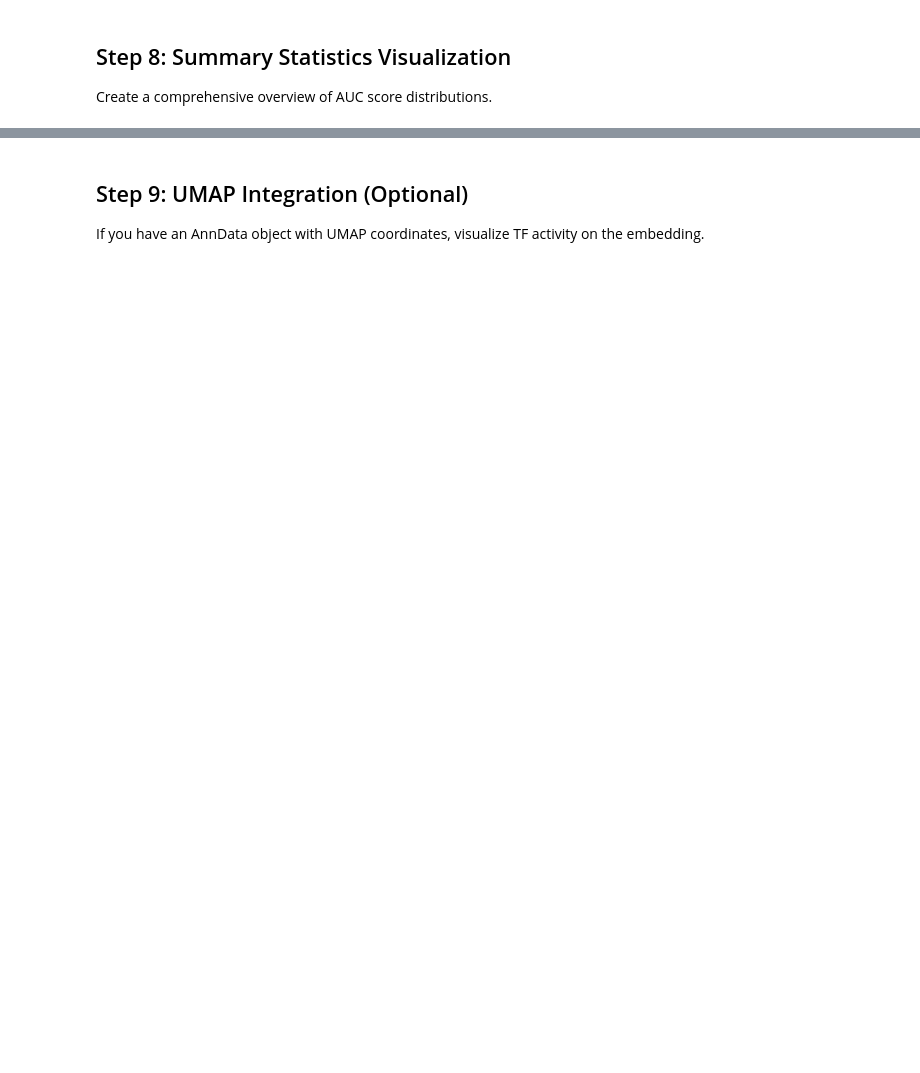
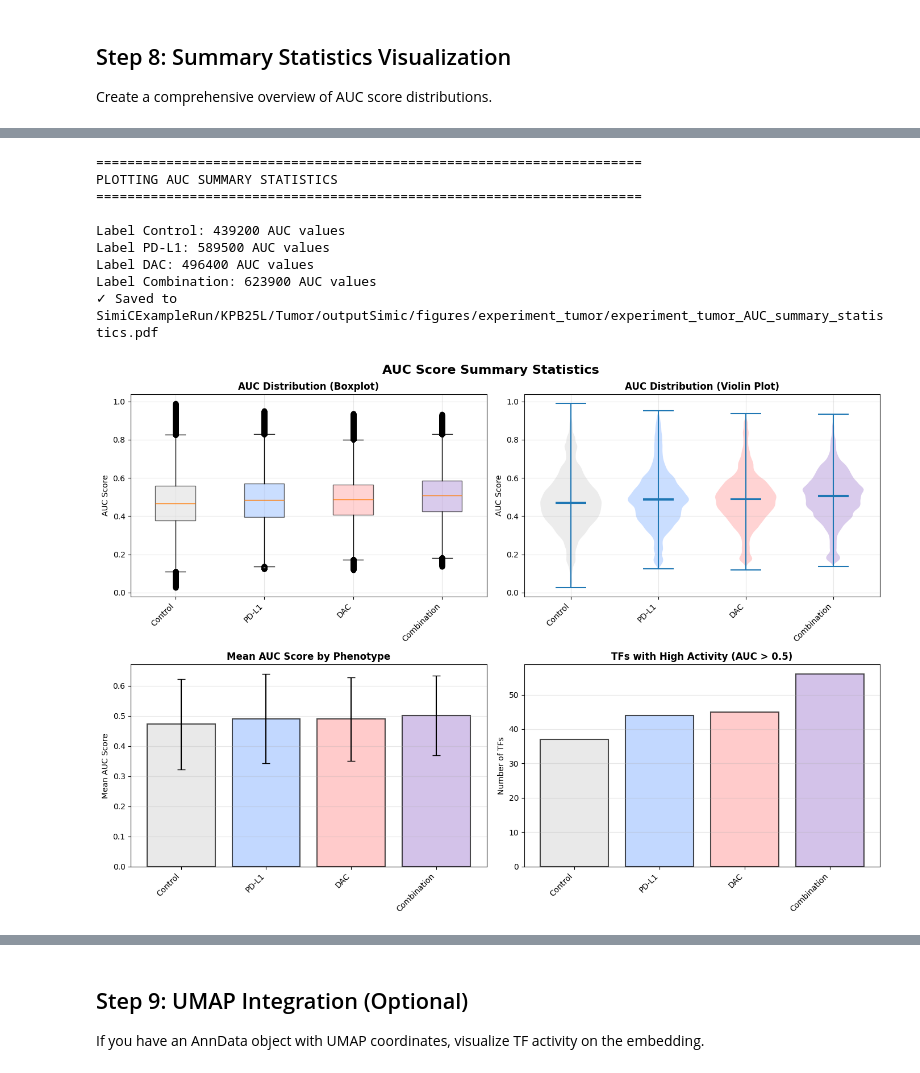
Before and after one commit to ML4BM-Lab/SimiCPipeline, a Jupyter notebook: notebooks/Tutorial_SimiCPipeline_visualization.ipynb, the cells around one changed output, grey strips where cells are left out. Saved outputs shown, nothing was run; the diff lists cells and outputs as text; code cells hidden in the pictures; blank space fills up the shorter version.

```diff
--- a/notebooks/Tutorial_SimiCPipeline_visualization.ipynb
+++ b/notebooks/Tutorial_SimiCPipeline_visualization.ipynb
@@ -371,33 +356,3 @@ print(f"✓ Network visualization for {tf_of_interest} created")
 ## Step 8: Summary Statistics Visualization
 
 Create a comprehensive overview of AUC score distributions.
-# %%
-# Get AUC data for all labels
-auc_filtered = viz.load_results('auc_filtered')
-
-# Create figure with subplots
-fig, axes = plt.subplots(2, 2, figsize=(12, 10))
-fig.suptitle('AUC Score Summary Statistics', fontsize=16, fontweight='bold')
-
-colors = ['steelblue', 'orange', 'green', 'purple']
-labels = [0, 1, 2, 3]
-label_names = ['Control', 'PD-L1', 'DAC', 'Combination']
-
-# 1. Box plot of AUC distributions
-ax1 = axes[0, 0]
-auc_data_list = []
-for label in labels:
-    auc_subset = viz.subset_label_specific_auc('auc_filtered', label)
-    auc_values = auc_subset.values.flatten()
-    auc_values = auc_values[~np.isnan(auc_values)]
-    auc_data_list.append(auc_values)
-
-bp = ax1.boxplot(auc_data_list, labels=label_names, patch_artist=True)
-for patch, color in zip(bp['boxes'], colors):
-    patch.set_facecolor(color)
-    patch.set_alpha(0.6)
-ax1.set_ylabel('AUC Score', fontsize=10)
-ax1.set_title('AUC Distribution by Phenotype', fontsize=12)
-ax1.grid(alpha=0.3)
-
-# ...existing visualization code for remaining subplots...
@@ -454,0 +359,13 @@ print("✓ Summary statistics visualization created")
+# %%
+viz.plot_auc_summary_statistics(labels=[0, 1, 2, 3], save=True)
+# %% [output]
+======================================================================
+PLOTTING AUC SUMMARY STATISTICS
+======================================================================
+
+Label Control: 439200 AUC values
+Label PD-L1: 589500 AUC values
+Label DAC: 496400 AUC values
+Label Combination: 623900 AUC values
+✓ Saved to SimiCExampleRun/KPB25L/Tumor/outputSimic/figures/experiment_tumor/experiment_tumor_AUC_summary_statistics.pdf
+[figure, added]
```
Also changed, not shown: parts of 27 cells of this notebook, 7 other files.
